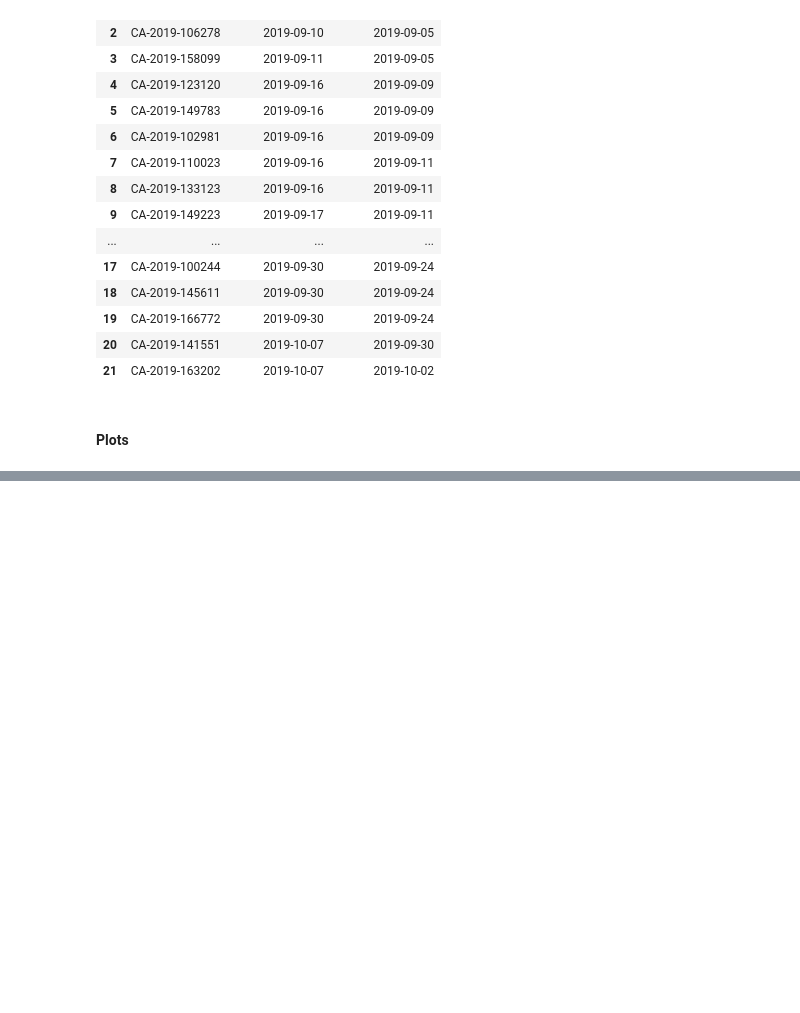
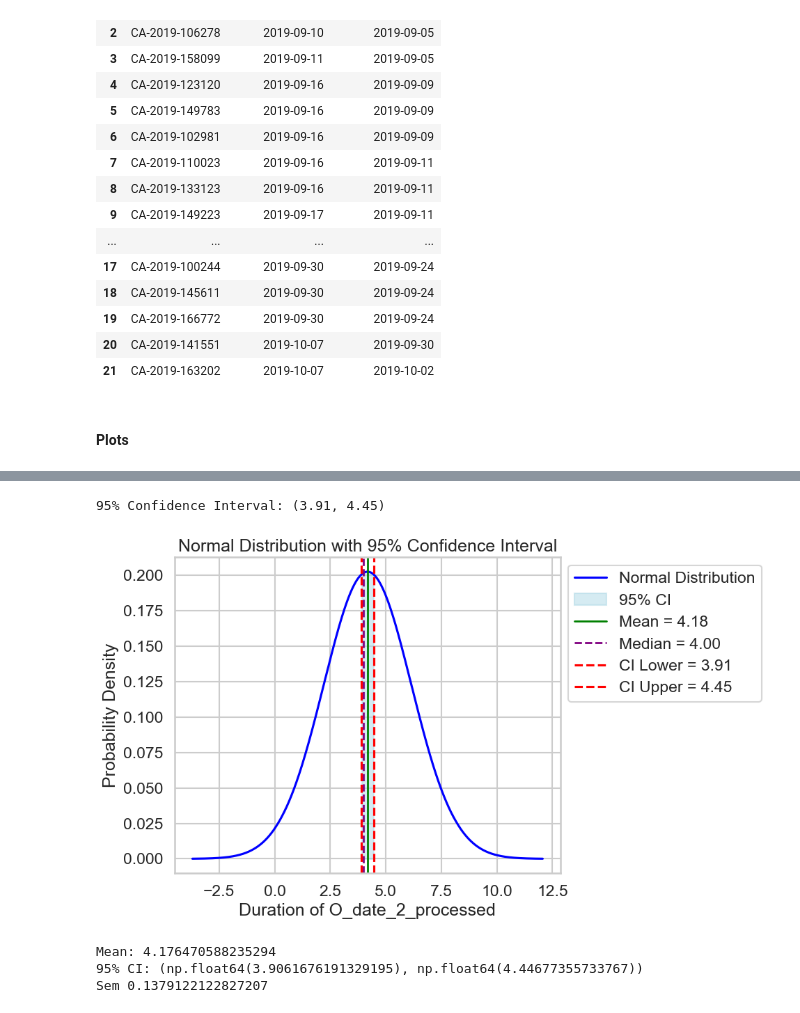
Before and after one commit to amandawang90-spec/neuefische-data-analysis-180825-muesli_eda_project, a Jupyter notebook: jing_mini_project.ipynb, the cells around one changed output, grey strips where cells are left out. Cells and saved outputs as stored; diff of their text form; code cells hidden in the pictures; blank space fills up the shorter version.

```diff
--- a/jing_mini_project.ipynb
+++ b/jing_mini_project.ipynb
@@ -2441,0 +2577,65 @@ df_processed_x_delivered
+# %%
+# Sample statistics
+sample_mean = 4.18
+sample_std = 1.97
+sample_median = 4.00
+n_metric_1 = 204  # Sample size
+
+# 95% Confidence Interval using Z-distribution
+z_score = norm.ppf(0.975)
+margin_of_error = z_score * (sample_std / np.sqrt(n_metric_1))
+ci_lower = sample_mean - margin_of_error
+ci_upper = sample_mean + margin_of_error
+
+print(f"95% Confidence Interval: ({ci_lower:.2f}, {ci_upper:.2f})")
+
+# Define x-range around the mean
+x = np.linspace(sample_mean - 4*sample_std, sample_mean + 4*sample_std, 1000)
+y = norm.pdf(x, loc=sample_mean, scale=sample_std)
+
+# Plot the normal curve
+plt.figure(figsize=(10, 6))
+plt.plot(x, y, label='Normal Distribution', color='blue')
+
+# Shade 95% confidence interval
+plt.fill_between(x, y, where=(x >= ci_lower) & (x <= ci_upper), color='lightblue', alpha=0.5, label='95% CI')
+
+# Mark mean and median
+plt.axvline(sample_mean, color='green', linestyle='-', linewidth=2, label=f'Mean = {sample_mean:.2f}')
+plt.axvline(sample_median, color='purple', linestyle='--', linewidth=2, label=f'Median = {sample_median:.2f}')
+
+# Mark CI bounds
+plt.axvline(ci_lower, color='red', linestyle='--', label=f'CI Lower = {ci_lower:.2f}')
+plt.axvline(ci_upper, color='red', linestyle='--', label=f'CI Upper = {ci_upper:.2f}')
+
+# Labels
+plt.title('Normal Distribution with 95% Confidence Interval')
+plt.xlabel('Duration of O_date_2_processed')
+plt.ylabel('Probability Density')
+
+# Legend outside
+plt.legend(loc='upper left', bbox_to_anchor=(1, 1))
+plt.grid(True)
+plt.tight_layout()
+plt.show()
+# %% [output]
+95% Confidence Interval: (3.91, 4.45)
+[figure, added]
+# %%
+
+# another way to calculate the ci_lower and ci_upper
+data_metric_1 = merged_metric_1['date_diff_days'].dropna()  # drop missing values if any
+
+# Sample statistics
+mean_metric_1 = np.mean(data_metric_1)
+sem_metric_1 = stats.sem(data_metric_1)   # Standard error of the mean
+
+# 95% confidence interval
+ci = stats.norm.interval(confidence=0.95, loc=mean_metric_1, scale=sem_metric_1)
+print("Mean:", mean_metric_1)
+print("95% CI:", ci)
+print("Sem", sem_metric_1)
+# %% [output]
+Mean: 4.176470588235294
+95% CI: (np.float64(3.9061676191329195), np.float64(4.44677355733767))
+Sem 0.1379122122827207
```
Also changed, not shown: parts of 67 cells of this notebook.
